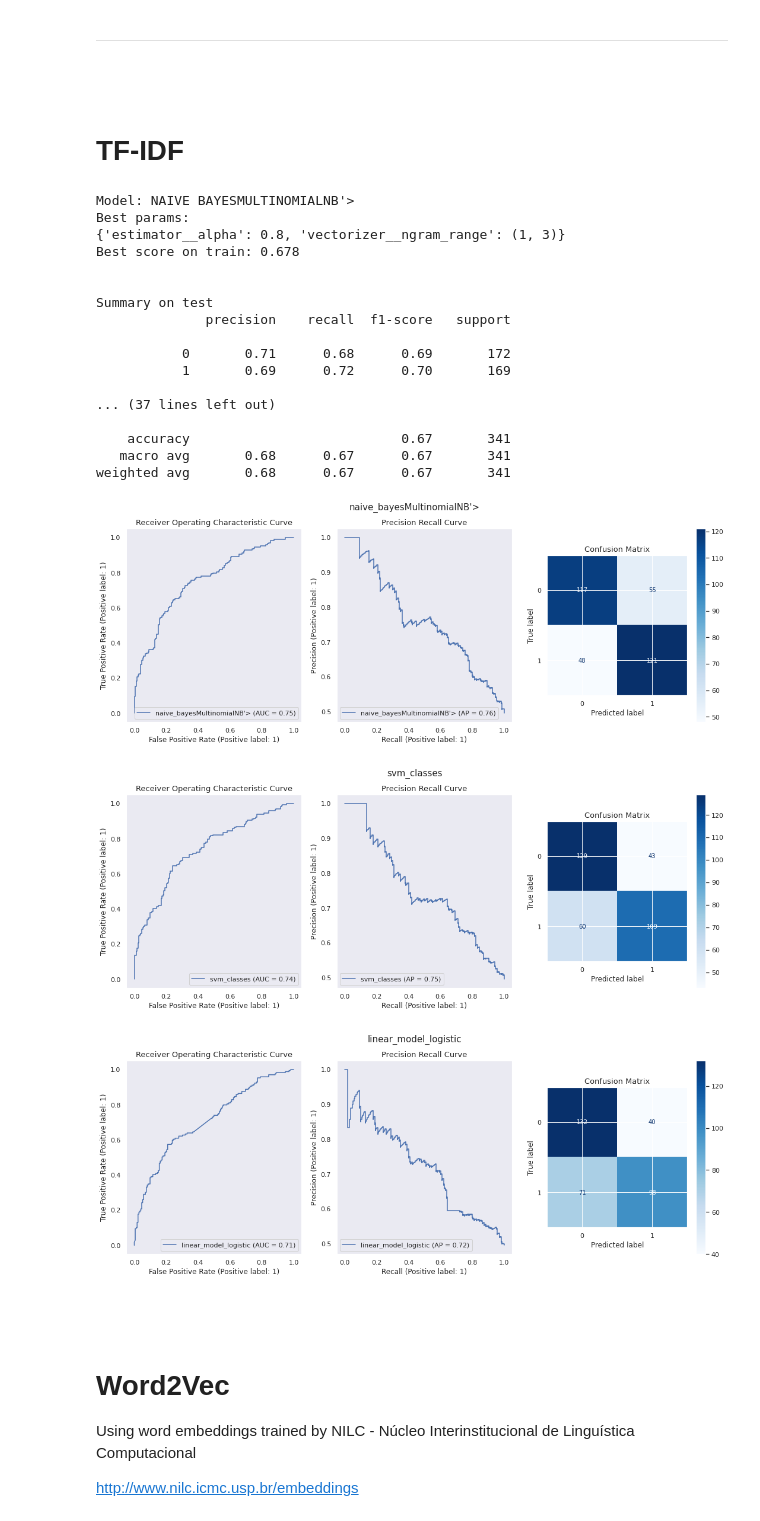
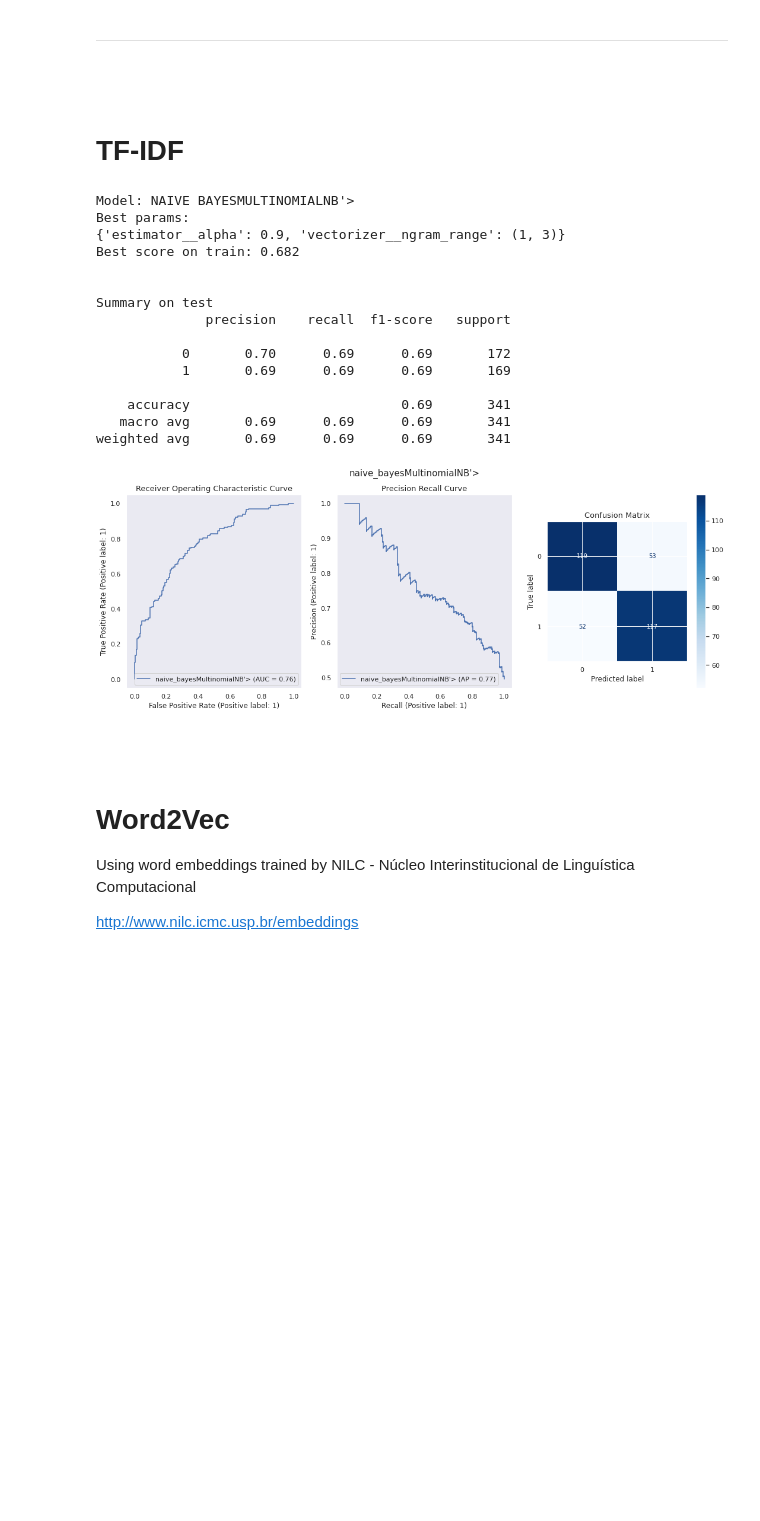
Before and after one commit to andreveit/fed-by-tweets-batch-scoring, a Jupyter notebook: src/notebooks/modeling.ipynb, the cells around one changed output. Drawn from its saved outputs; the diff is of its cells as text; code cells hidden in the pictures; blank space fills up the shorter version.

```diff
--- a/src/notebooks/modeling.ipynb
+++ b/src/notebooks/modeling.ipynb
@@ -310,99 +298,82 @@ mlflow.set_experiment("Tf-Idf")
 
 
 # Setup Data
-X_train, X_test, y_train, y_test = train_test_split(df.tokens, df.target, test_size=0.15, random_state=SEED)
-
-X_train = [' '.join(tweet) for tweet in X_train.values]
-X_test = [' '.join(tweet) for tweet in X_test.values]
-y_train = y_train.values
-y_test = y_test.values
+X_train, X_test, y_train, y_test = train_test_split(df.text, df.target, test_size=0.15, random_state=SEED)
 
 metric_score = 'accuracy'
-
-
-
 models_dict = {
+        # MultinomialNB() : {
+        #     'vectorizer__ngram_range' : [(1,1),(1,2),(2,2),(2,3),(3,3),(1,3)],
+        #     'estimator__alpha' : [0.4,0.5,0.6,0.7,0.8,0.9,1]
+        # },
         MultinomialNB() : {
-            'vectorizer__ngram_range' : [(1,1),(1,2),(2,2),(2,3),(3,3),(1,3)],
-            'estimator__alpha' : [0.4,0.5,0.6,0.7,0.8,0.9,1]
+            'vectorizer__ngram_range' : [(1,3)],
+            'estimator__alpha' : [0.7,0.8,0.9,1]
         },
-
-        LinearSVC(random_state=SEED) : {
-            'vectorizer__ngram_range' : [(1,1),(1,2),(2,2),(2,3),(3,3),(1,3)],
-            'estimator__loss': ['hinge', 'squared_hinge'],
-            'estimator__penalty': ['l1', 'l2'],
-            'estimator__C': [0.001,0.1,0.5,1,3,5,8,10],
-        },
-        LogisticRegression(n_jobs = -1, random_state=SEED) : {
-            'vectorizer__ngram_range' : [(1,1),(1,2),(2,2),(2,3),(3,3),(1,3)],
-            'estimator__penalty': ['l1', 'l2', 'elasticnet'],
-            'estimator__dual': [True],
-            'estimator__solver' : ['liblinear'],
-            'estimator__C': [0.001,0.1,0.5,1,3,5,8,10],
-        },
-        # KNeighborsClassifier(n_jobs = -1) : {
+        # LinearSVC(random_state=SEED) : {
         #     'vectorizer__ngram_range' : [(1,1),(1,2),(2,2),(2,3),(3,3),(1,3)],
-        #     'estimator__n_neighbors': [2,3,5,8,13,21,34],
-        #     'estimator__algorithm': ['auto', 'ball_tree', 'kd_tree', 'brute'],
+        #     'estimator__loss': ['hinge', 'squared_hinge'],
+        #     'estimator__penalty': ['l1', 'l2'],
+        #     'estimator__C': [0.001,0.1,0.5,1,3,5,8,10],
+        # },
+        # LogisticRegression(n_jobs = -1, random_state=SEED) : {
+        #     'vectorizer__ngram_range' : [(1,1),(1,2),(2,2),(2,3),(3,3),(1,3)],
+        #     'estimator__penalty': ['l1', 'l2', 'elasticnet'],
+        #     'estimator__dual': [True],
+        #     'estimator__solver' : ['liblinear'],
+        #     'estimator__C': [0.001,0.1,0.5,1,3,5,8,10],
         # },
         #  RandomForestClassifier(random_state=SEED, n_jobs=-1) : {
-        #   'vectorizer__ngram_range' : [(1,1),(1,2),(2,2),(2,3),(3,3),(1,3)],
         #   'estimator__min_samples_split': [2,3,5,8,13,21],
         #   'estimator__min_samples_leaf': [2,3,5,8,13,21],
         #   'estimator__max_depth': [15,30,60,120,240, None],
         #   'estimator__n_estimators' : np.arange(50,1200,100)
         # },
         #  XGBClassifier(random_state=SEED, n_jobs=-1) : {
-        #   'vectorizer__ngram_range' : [(1,1),(1,2),(2,2),(2,3),(3,3),(1,3)],
         #   'estimator__max_depth': [2,3,5,8],
         #   'estimator__eta': [0.05,0.1,0.3,0.5],
         #   'estimator__max_depth': [15,30,60,120,240, None],
         #   'estimator__n_estimators' : np.arange(50,1200,100)
         # },
 
-
 }
 
-
 # Setup pipeline steps
+preprocessor = TweetsTextPreprocessor()
 vec = TfidfVectorizer()
 
 for estimator,params in models_dict.items():
 
     # Create pipeline
-    steps = [('vectorizer', vec),('estimator', estimator)]
+    steps = [('preprocessor', preprocessor),('vectorizer', vec),('estimator', estimator)]
     pipe = Pipeline(steps=steps)
 
     estimator_name = str(estimator.__class__).split('.')[1] + str(estimator.__class__).split('.')[2]
     with mlflow.start_run():
         mlflow.set_tag('model', estimator_name)
 
         # Run Grid Search
         gs = GridSearchCV(pipe, params, scoring = metric_score, cv=5).fit(X_train, y_train)
 
         # Evaluation
         csl_results(gs, X_test, y_test, estimator_name)
 # %% [output]
 Model: NAIVE BAYESMULTINOMIALNB'>
 Best params:
-{'estimator__alpha': 0.8, 'vectorizer__ngram_range': (1, 3)}
-Best score on train: 0.678
+{'estimator__alpha': 0.9, 'vectorizer__ngram_range': (1, 3)}
+Best score on train: 0.682
 
 
 Summary on test
               precision    recall  f1-score   support
 
-           0       0.71      0.68      0.69       172
-           1       0.69      0.72      0.70       169
+           0       0.70      0.69      0.69       172
+           1       0.69      0.69      0.69       169
 
-... (37 lines left out)
-
-    accuracy                           0.67       341
-   macro avg       0.68      0.67      0.67       341
-weighted avg       0.68      0.67      0.67       341
+    accuracy                           0.69       341
+   macro avg       0.69      0.69      0.69       341
+weighted avg       0.69      0.69      0.69       341
-[figure, old version]
+[figure, new version]
-[figure, removed]
-[figure, removed]
 # %% [markdown]
 <br>
 
```
Also changed, not shown: parts of 17 cells of this notebook, 4 other files.
